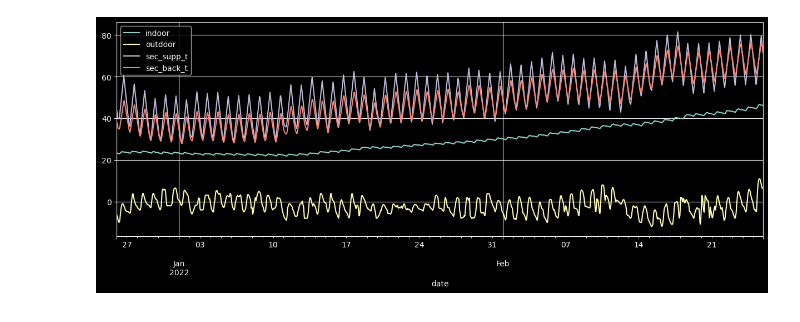
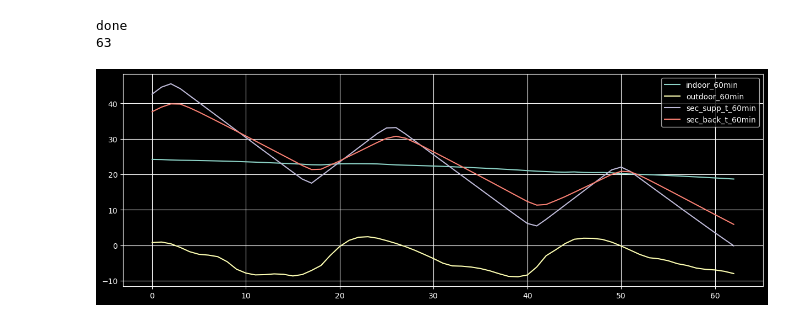
Before and after one commit to xsjk/ART1425-Project, a Jupyter notebook: eval.ipynb, the cells around one changed output. Drawn from its saved outputs; the diff is of its cells as text; code cells hidden in the pictures.

```diff
--- a/eval.ipynb
+++ b/eval.ipynb
@@ -9,4 +0,0 @@ plt.style.use('dark_background')
-# %%
-env = make_env('2021-12-20')
-agent = ZeroAgent()
-rewards = Trainer(agent, env).test()
@@ -15,7 +0,0 @@ rewards = Trainer(agent, env).test()
-# %%
-env = make_env('2021-12-20')
-agent = PIDAgent(
-    kp=0.7, kd=8,
-    indoor_col_idx=env.observation_cols.index('indoor_60min')
-)
-rewards = Trainer(agent, env).test()
@@ -24,10 +0,0 @@ rewards = Trainer(agent, env).test()
-# %%
-env = make_env()
-trainer = Trainer(agent, env)
-agent = DDPGAgent.load_from_checkpoint(
-    checkpoint_path='runs/Jan02_11-28-44_epyc2/checkpoints/110-5874.421022115082.pth',
-    hparams_file='runs/Jan02_11-28-44_epyc2/hparams.yaml'
-)
-rewards = trainer.test()
-# %% [output]
-[figure, removed]
@@ -33,0 +43,18 @@ rewards = trainer.test()
+# %%
+env = gym.make(
+    "hsup/HeatSupply-v0",
+    # max_episode_steps=100,
+
+    data=data,
+    model_indoor=model_indoor,
+    model_sec_back_t=model_sec_back_t,
+    discretize=False,
+)
+# %%
+model = MODEL.load(f"checkpoints/{MODEL.__name__}-{TOTAL_TIMESTEPS}")
+rewards = test(env, model)
+print(len(rewards))
+# %% [output]
+done
+63
+[figure, added]
```
Also changed, not shown: parts of 5 cells of this notebook, 2 other files.
